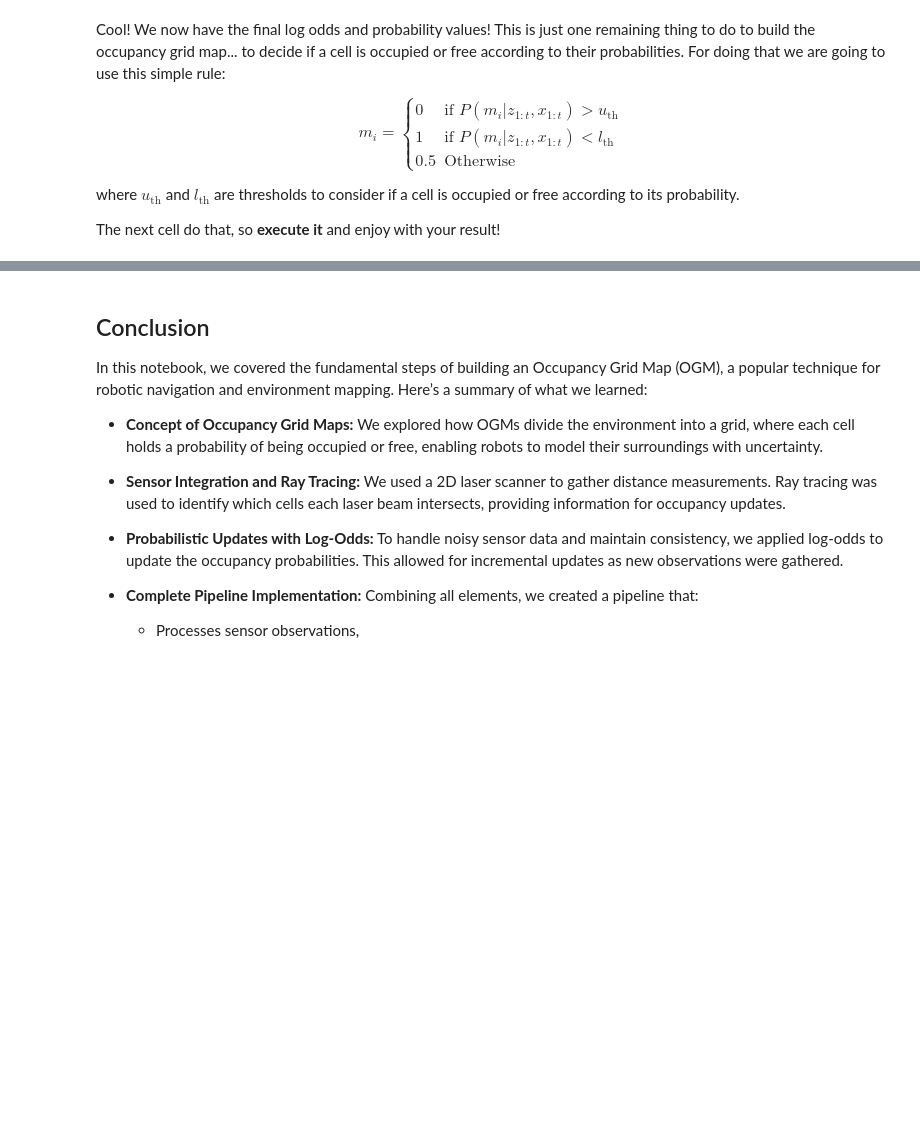
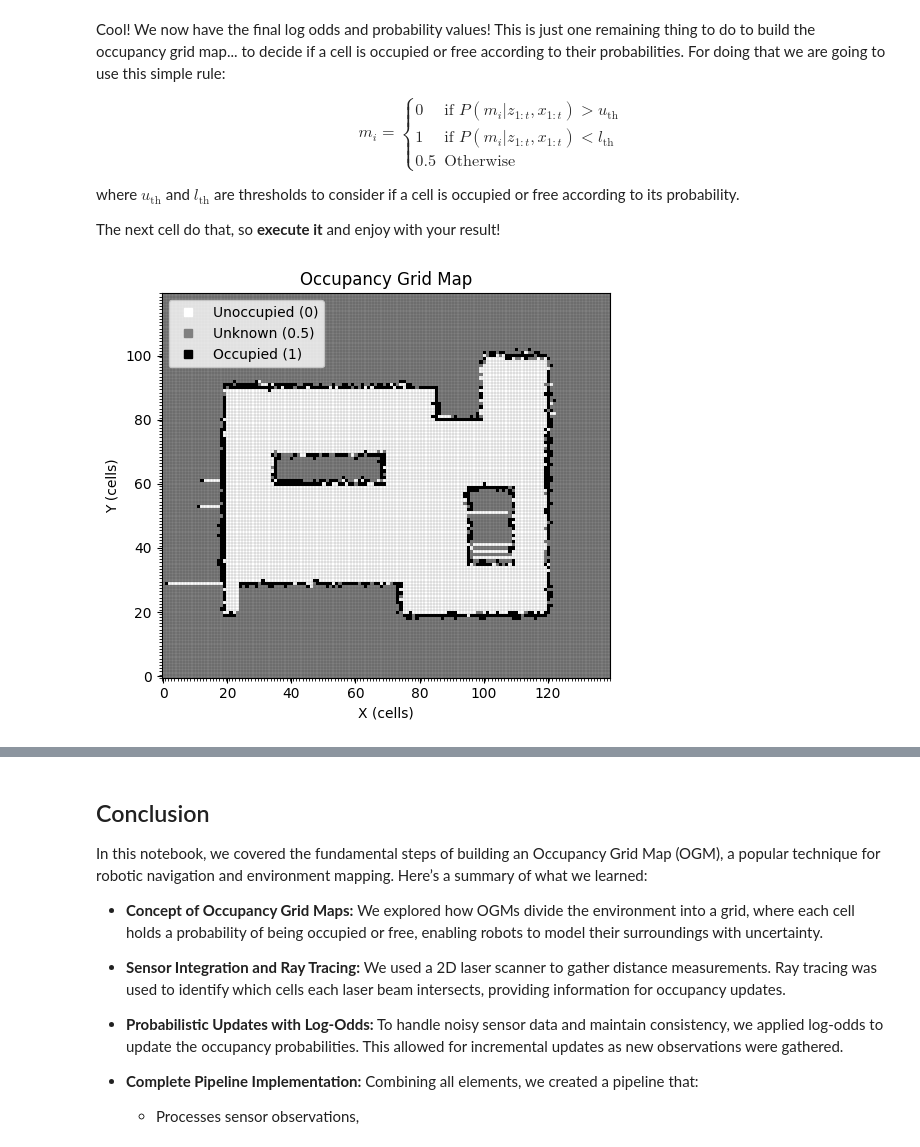
Before and after one commit to rubenjr0/uma_robotics_2025, a Jupyter notebook: Chapter 06. Mapping/6.3 Occupancy grid map building.ipynb, the cells around one changed output, grey strips where cells are left out. Cells and saved outputs as stored; diff of their text form; code cells hidden in the pictures; blank space fills up the shorter version.

```diff
--- a/Chapter 06. Mapping/6.3 Occupancy grid map building.ipynb
+++ b/Chapter 06. Mapping/6.3 Occupancy grid map building.ipynb
@@ -1079,34 +1092,36 @@ lower_threshold = 0.3  # Probability below this will be set to 0
 upper_threshold = 0.7 # Probability above this will be set to 1
 
 # Update the map based on thresholds
 grid_map.map = np.full_like(grid_map.probabilities, 0.5)
 grid_map.map[grid_map.probabilities < lower_threshold] = 1
 grid_map.map[grid_map.probabilities > upper_threshold] = 0
 
 # Assume grid_map.map is already defined with values 0, 0.5, and 1
 # Define a simple color map for the three values
 cmap = plt.cm.get_cmap('gray', 3)  # 'gray' with 3 discrete colors for 0, 0.5, and 1
 
 # Plot the occupancy grid map
 plt.imshow(grid_map.map, cmap=cmap, origin='lower', vmin=0, vmax=1)
 plt.title('Occupancy Grid Map')
 plt.xlabel('X (cells)')
 plt.ylabel('Y (cells)')
 
 # Add grid overlay
 plt.gca().set_xticks(np.arange(-0.5, grid_map.map.shape[1], 1), minor=True)
 plt.gca().set_yticks(np.arange(-0.5, grid_map.map.shape[0], 1), minor=True)
 plt.gca().grid(which='minor', color='black', linestyle='-', linewidth=0.1)
 
 # Add a simple legend to represent the three values
 labels = ['Unoccupied (0)', 'Unknown (0.5)', 'Occupied (1)']
-colors = [cmap(i) for i in range(3)]
+colors = [cmap(2-i) for i in range(3)]
 for color, label in zip(colors, labels):
     plt.plot([], [], 's', color=color, label=label)
 
 plt.legend(loc='upper left')
 plt.tight_layout()
 plt.show()
+# %% [output]
+[figure, added]
 # %% [markdown]
 <span style="color:blue">Expected output</span>
 
```
Also changed, not shown: parts of 14 cells of this notebook.
